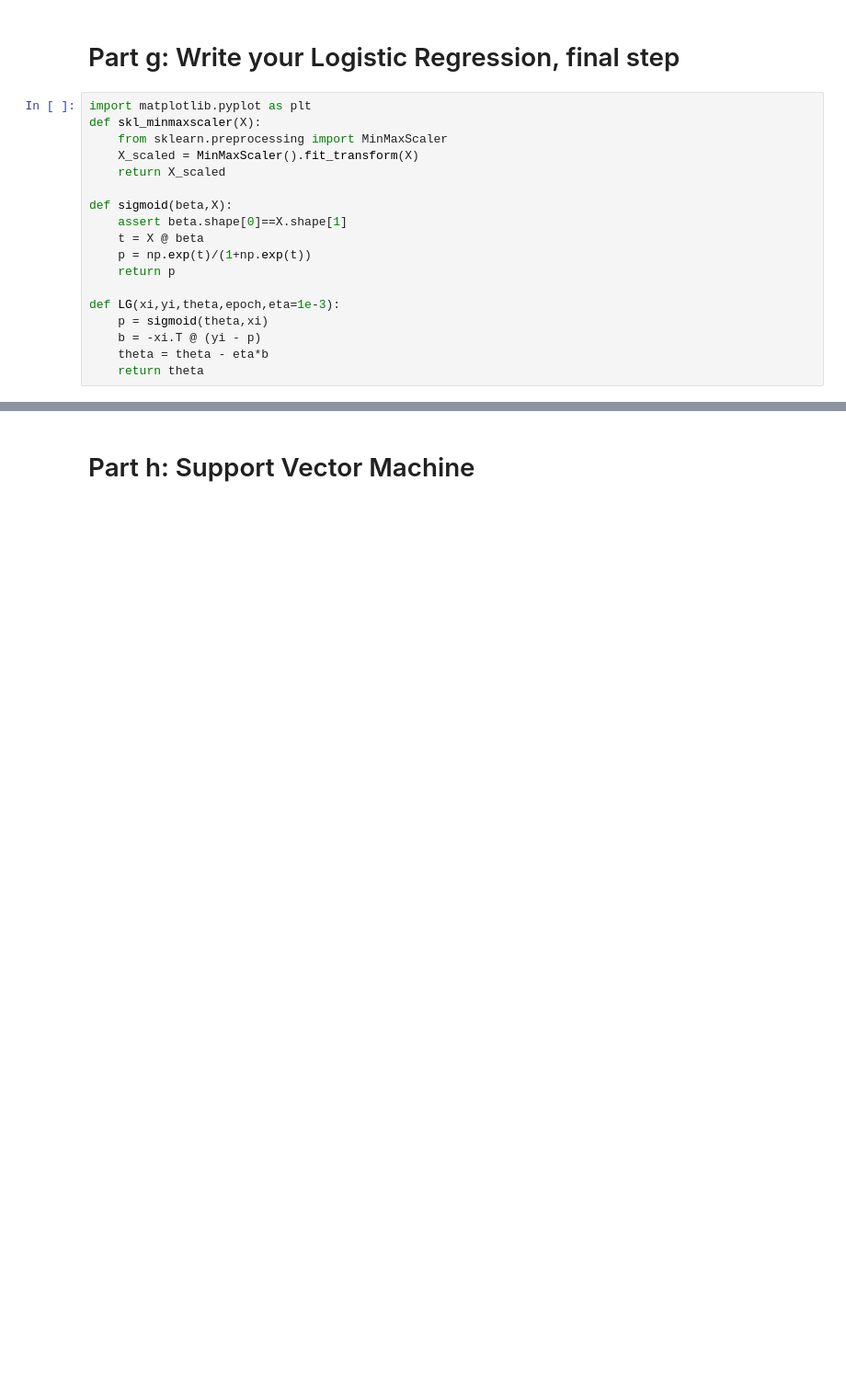
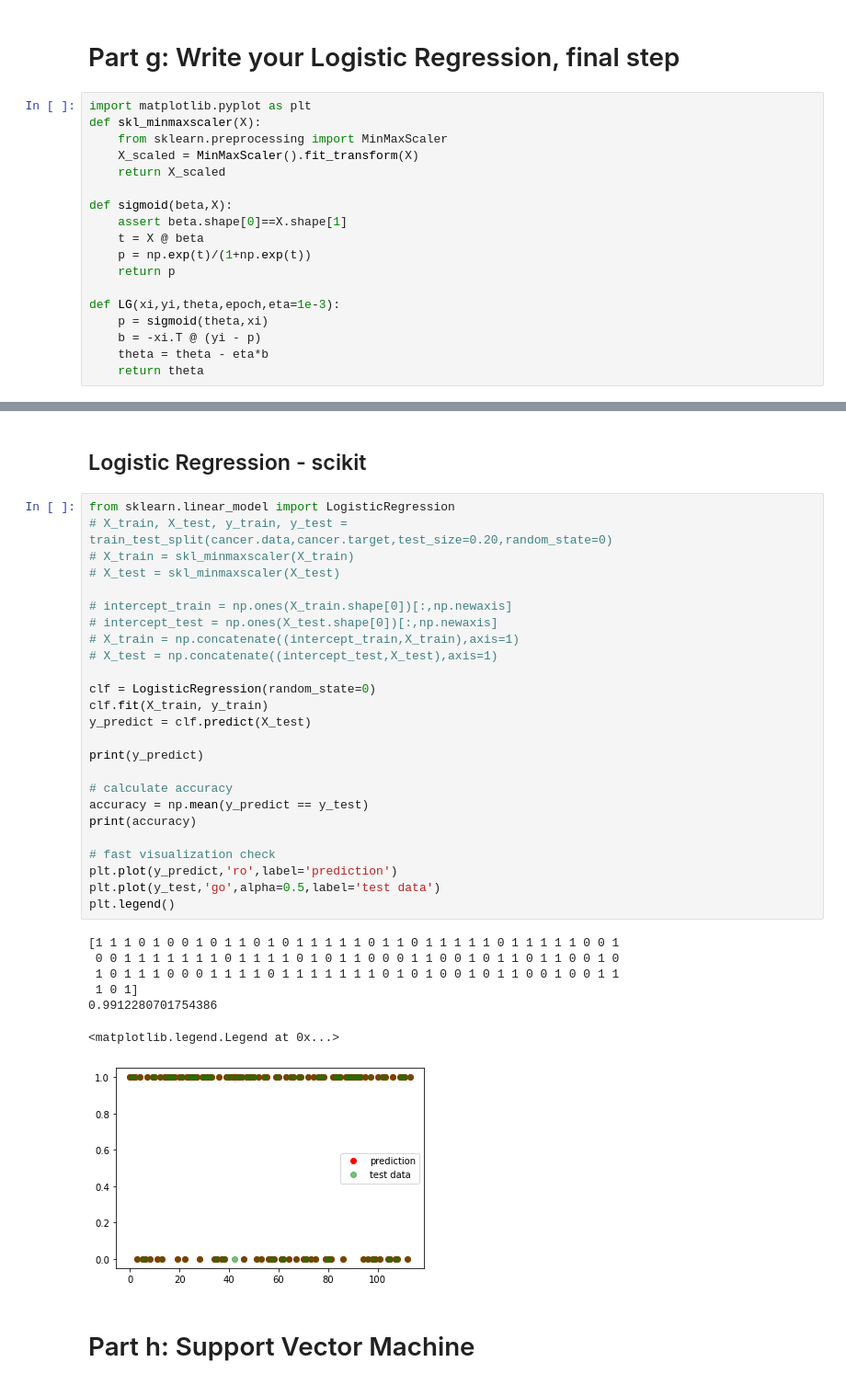
Before and after one commit to am-kaiser/CompSci-Project-1, a Jupyter notebook: SGD_LG_SVM.ipynb, the cells around one changed output, grey strips where cells are left out. Shown at 92% size. Saved outputs shown, nothing was run; the diff lists cells and outputs as text; blank space fills up the shorter version.

```diff
--- a/SGD_LG_SVM.ipynb
+++ b/SGD_LG_SVM.ipynb
@@ -252,3 +179,38 @@ print(accuracy)
+# %% [markdown]
+## Logistic Regression - scikit
+# %%
+from sklearn.linear_model import LogisticRegression
+# X_train, X_test, y_train, y_test = train_test_split(cancer.data,cancer.target,test_size=0.20,random_state=0)
+# X_train = skl_minmaxscaler(X_train)
+# X_test = skl_minmaxscaler(X_test)
+
+# intercept_train = np.ones(X_train.shape[0])[:,np.newaxis]
+# intercept_test = np.ones(X_test.shape[0])[:,np.newaxis]
+# X_train = np.concatenate((intercept_train,X_train),axis=1)
+# X_test = np.concatenate((intercept_test,X_test),axis=1)
+
+clf = LogisticRegression(random_state=0)
+clf.fit(X_train, y_train)
+y_predict = clf.predict(X_test)
+
+print(y_predict)
+
+# calculate accuracy
+accuracy = np.mean(y_predict == y_test)
+print(accuracy)
+
+# fast visualization check
+plt.plot(y_predict,'ro',label='prediction')
+plt.plot(y_test,'go',alpha=0.5,label='test data')
+plt.legend()
+# %% [output]
+[1 1 1 0 1 0 0 1 0 1 1 0 1 0 1 1 1 1 1 0 1 1 0 1 1 1 1 1 0 1 1 1 1 1 0 0 1
+ 0 0 1 1 1 1 1 1 1 0 1 1 1 1 0 1 0 1 1 0 0 0 1 1 0 0 1 0 1 1 0 1 1 0 0 1 0
+ 1 0 1 1 1 0 0 0 1 1 1 1 0 1 1 1 1 1 1 1 0 1 0 1 0 0 1 0 1 1 0 0 1 0 0 1 1
+ 1 0 1]
+0.9912280701754386
+<matplotlib.legend.Legend at 0x...>
+[figure, added]
 # %% [markdown]
 # Part h: Support Vector Machine
 # %%
```
Also changed, not shown: parts of 9 cells of this notebook, 2 other files.
